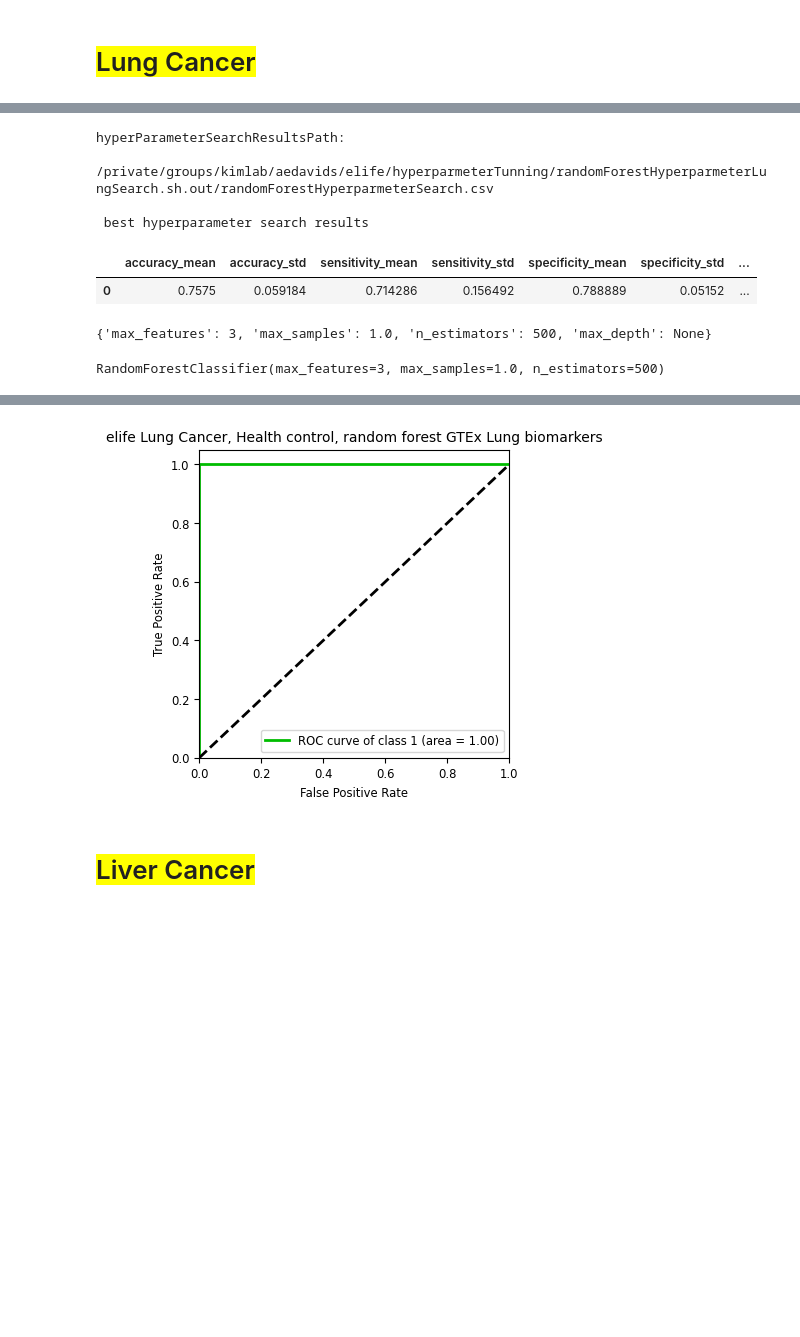
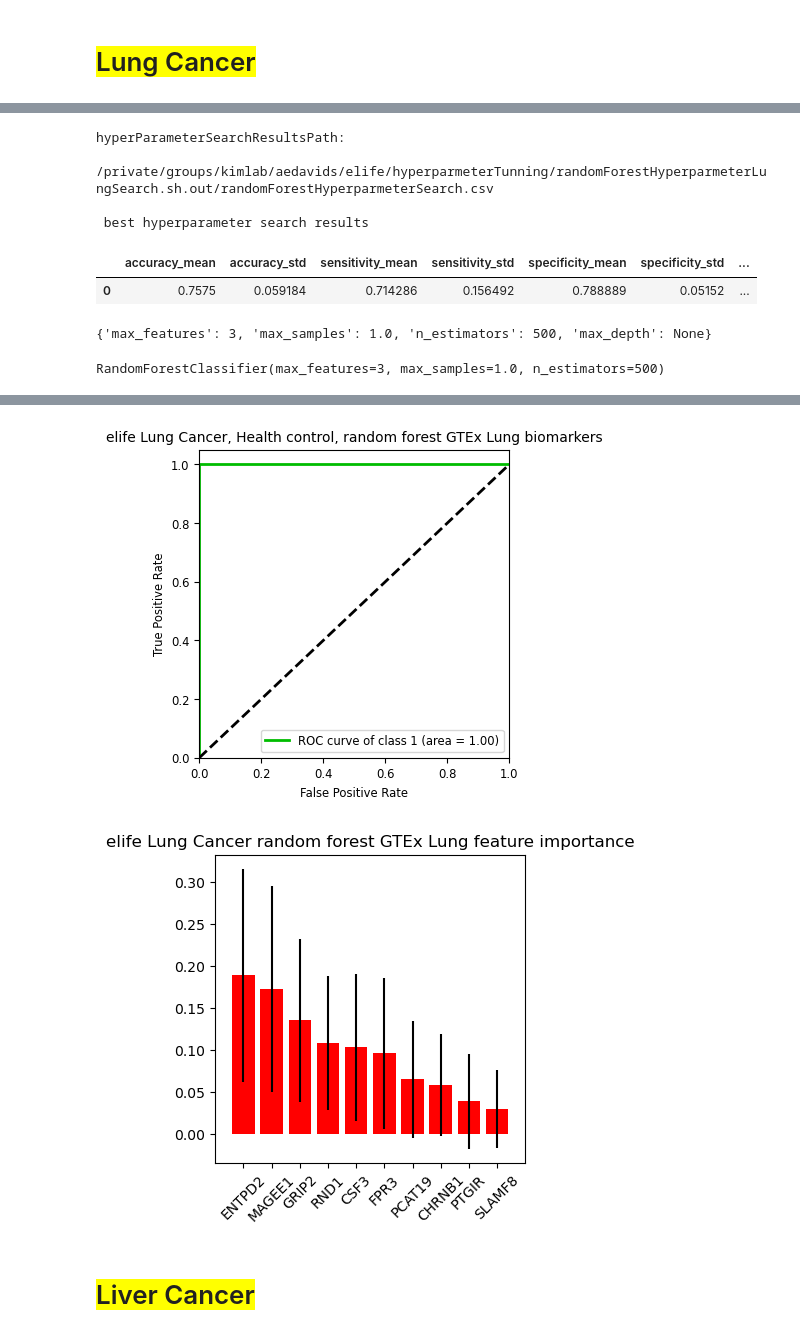
Before and after one commit to aedavids/extraCellularRNA, a Jupyter notebook: intraExtraRNA_POC/jupyterNotebooks/elife/elifeBinaryRandomForestResults.ipynb, the cells around one changed output, grey strips where cells are left out. Cells and saved outputs as stored; diff of their text form; code cells hidden in the pictures; blank space fills up the shorter version.

```diff
--- a/intraExtraRNA_POC/jupyterNotebooks/elife/elifeBinaryRandomForestResults.ipynb
+++ b/intraExtraRNA_POC/jupyterNotebooks/elife/elifeBinaryRandomForestResults.ipynb
@@ -385,5 +427,6 @@ runAll(
     features=["Lung"],
     selectElifeCategories=["Healthy donor", "Lung Cancer"],
     setName='Lung',
+    cancerType="Lung"
 )
 # %% [output]
@@ -412,5 +455,6 @@ CPU times: user 20.6 s, sys: 2.81 s, total: 23.4 s
 Wall time: 23.4 s
 [figure]
+[figure, added]
 # %% [markdown]
 # <span style="background-color:yellow">Liver Cancer</span>
 # %%
```
Also changed, not shown: parts of 7 cells of this notebook.
